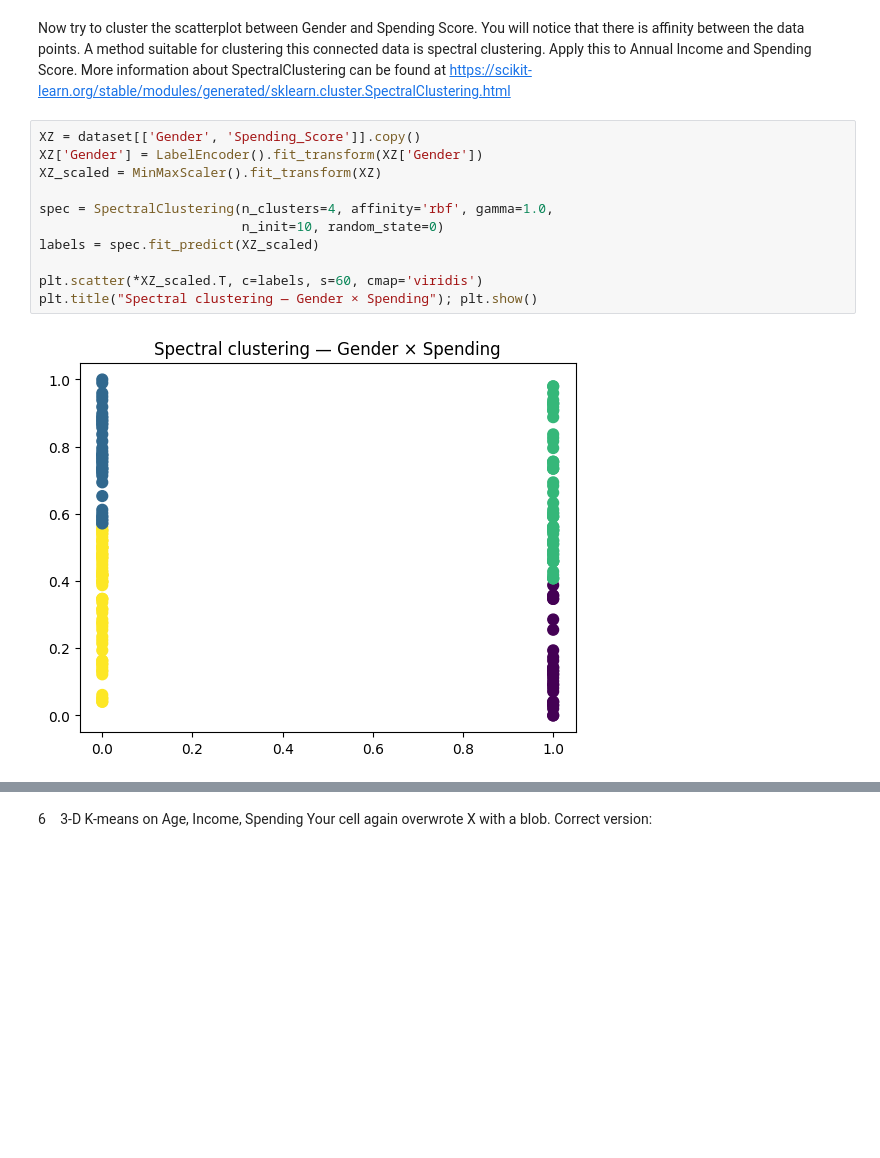
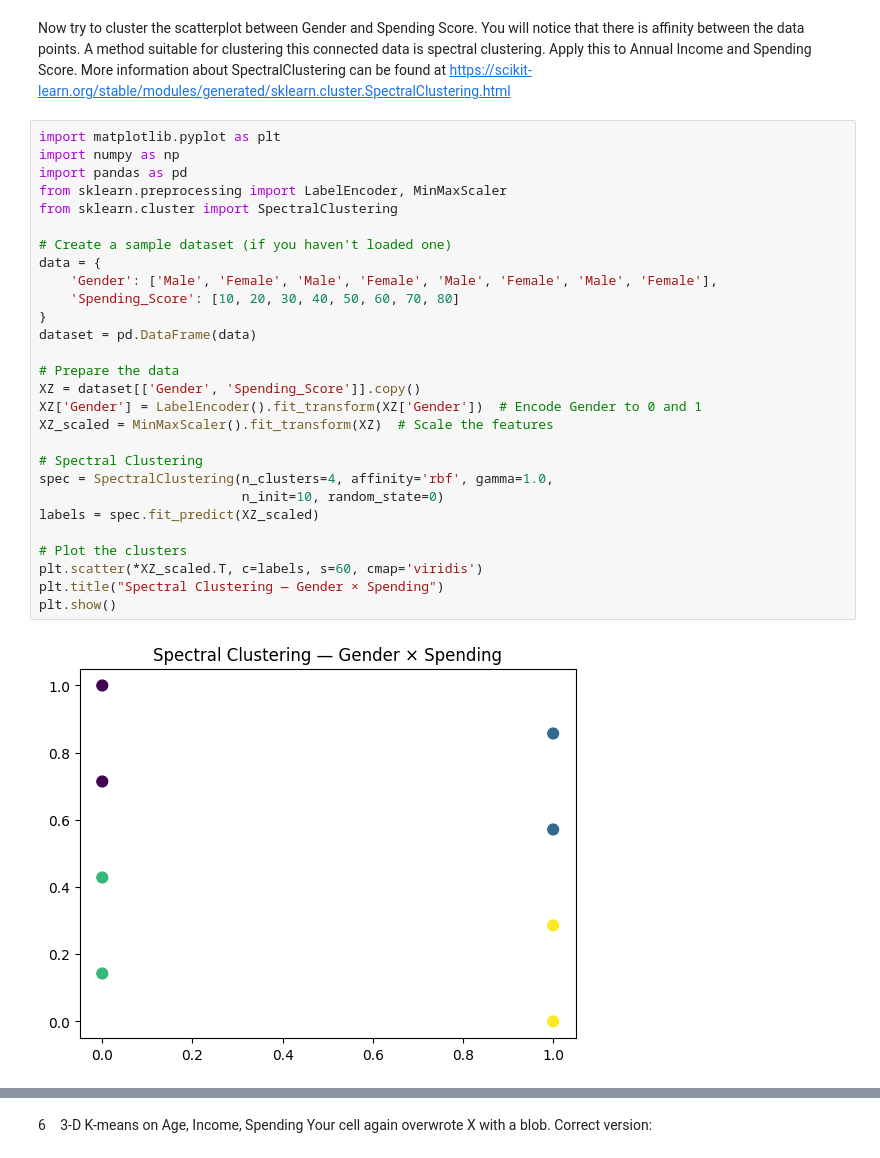
Before and after one commit to pascal-maker/machinelearning, a Jupyter notebook: Session_06_Unsupervised_Learning_Assignment.ipynb, the cells around one changed output, grey strips where cells are left out. Cells and saved outputs as stored; diff of their text form; blank space fills up the shorter version.

```diff
--- a/Session_06_Unsupervised_Learning_Assignment.ipynb
+++ b/Session_06_Unsupervised_Learning_Assignment.ipynb
@@ -468,15 +291,32 @@ plt.title('Elbow curve — Income × Spending'); plt.show()
 Now try to cluster the scatterplot between Gender and Spending Score. You will notice that there is affinity between the data points. A method suitable for clustering this connected data is spectral clustering. Apply this to Annual Income and Spending Score.
 More information about SpectralClustering can be found at https://scikit-learn.org/stable/modules/generated/sklearn.cluster.SpectralClustering.html
 # %%
+import matplotlib.pyplot as plt
+import numpy as np
+import pandas as pd
+from sklearn.preprocessing import LabelEncoder, MinMaxScaler
+from sklearn.cluster import SpectralClustering
+
+# Create a sample dataset (if you haven't loaded one)
+data = {
+    'Gender': ['Male', 'Female', 'Male', 'Female', 'Male', 'Female', 'Male', 'Female'],
+    'Spending_Score': [10, 20, 30, 40, 50, 60, 70, 80]
+}
+dataset = pd.DataFrame(data)
+
+# Prepare the data
 XZ = dataset[['Gender', 'Spending_Score']].copy()
-XZ['Gender'] = LabelEncoder().fit_transform(XZ['Gender'])
-XZ_scaled = MinMaxScaler().fit_transform(XZ)
+XZ['Gender'] = LabelEncoder().fit_transform(XZ['Gender'])  # Encode Gender to 0 and 1
+XZ_scaled = MinMaxScaler().fit_transform(XZ)  # Scale the features
 
+# Spectral Clustering
 spec = SpectralClustering(n_clusters=4, affinity='rbf', gamma=1.0,
                           n_init=10, random_state=0)
 labels = spec.fit_predict(XZ_scaled)
 
+# Plot the clusters
 plt.scatter(*XZ_scaled.T, c=labels, s=60, cmap='viridis')
-plt.title("Spectral clustering — Gender × Spending"); plt.show()
+plt.title("Spectral Clustering — Gender × Spending")
+plt.show()
 # %% [output]
-[figure, old version]
+[figure, new version]
```
Also changed, not shown: parts of 35 cells of this notebook.
